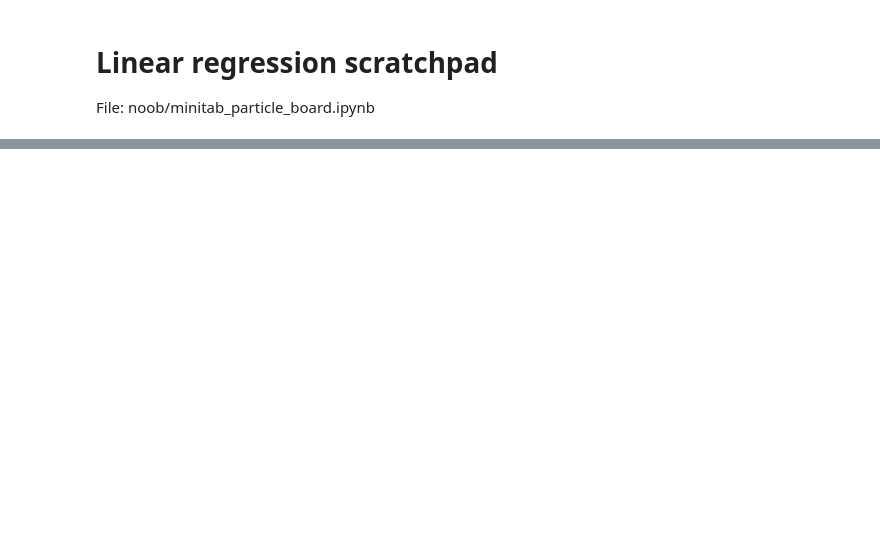
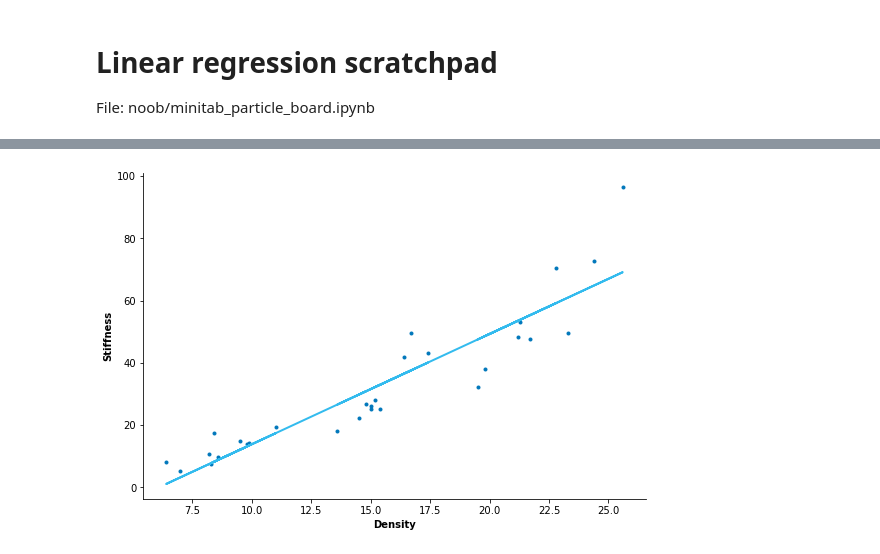
Before and after one commit to gillespilon/noob, a Jupyter notebook: minitab_particle_board.ipynb, the cells around one changed output, grey strips where cells are left out. Cells and saved outputs as stored; diff of their text form; code cells hidden in the pictures; blank space fills up the shorter version.

Commit message:
Tidy docstring, imports, fix color, add ds.read_file

```diff
--- a/minitab_particle_board.ipynb
+++ b/minitab_particle_board.ipynb
@@ -18,3 +13,6 @@ c = cm.Paired.colors
+# %%
+colour1 = '#0077bb'
+colour2 = '#33bbee'
 # %%
 def despine(ax: axes.Axes) -> None:
     """
@@ -31,6 +29,6 @@ def despine(ax: axes.Axes) -> None:
     for spine in 'right', 'top':
         ax.spines[spine].set_visible(False)
 # %%
-df = pd.read_csv('particle_board.csv')
+df = ds.read_file(file_name='data/particle_board.csv')
 # %%
 df.head()
@@ -85,17 +178,19 @@ D = np.matmul(C, A)
 # %%
 # Scatter plot of actuals and predicted.
 ax = df.plot.line(x='Density',
                   y='Stiffness',
                   legend=False,
                   style='.',
-                  color=c[1],
+                  color=colour1,
                   figsize=(9, 6))
 ax.set_ylabel('Stiffness', fontweight='bold')
 ax.set_xlabel('Density', fontweight='bold')
 df.plot(x='Density',
         y='Stiffness predicted',
         linewidth=2,
-        color=c[5],
+        color=colour2,
         legend=False,
         ax=ax)
 despine(ax)
+# %% [output]
+[figure, added]
```
Also changed, not shown: parts of 17 cells of this notebook.
